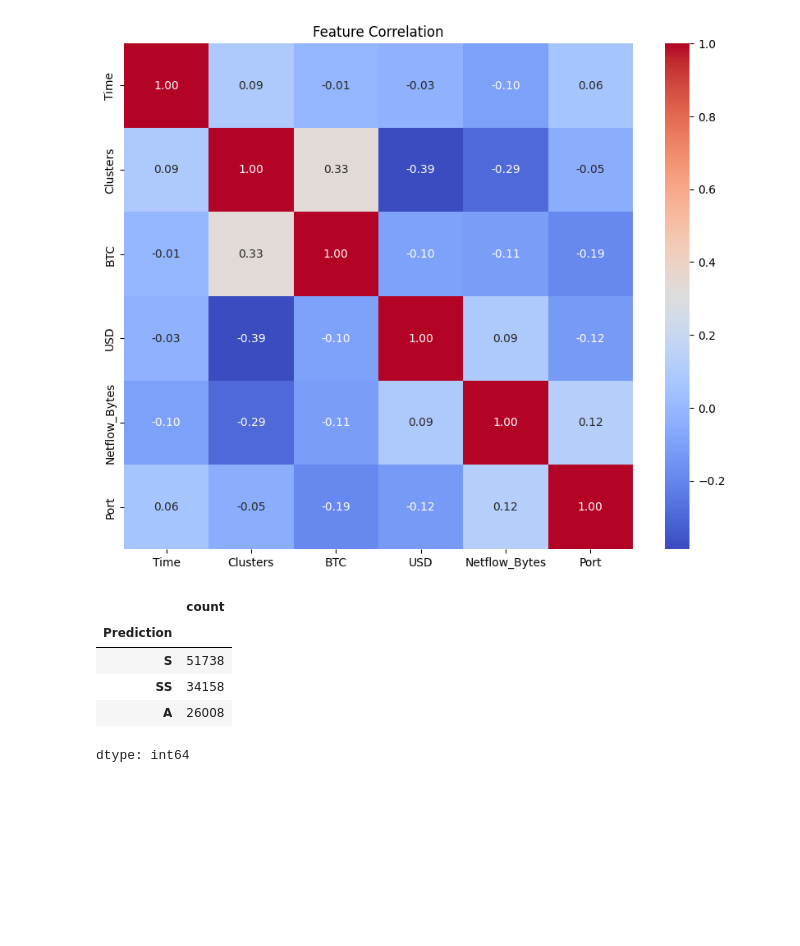
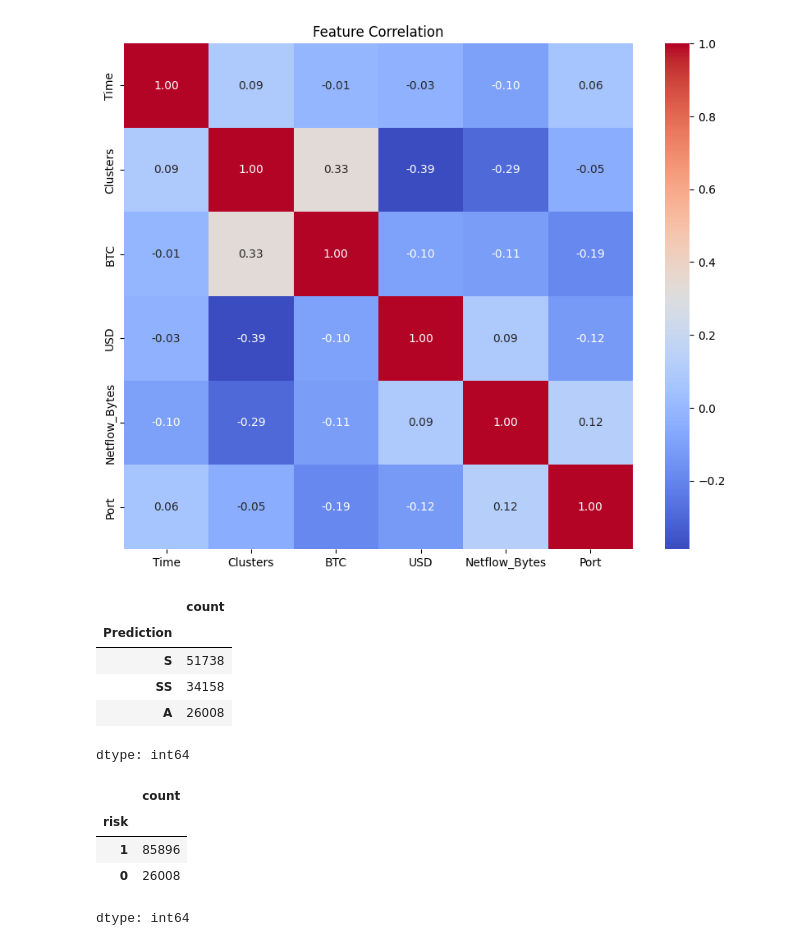
Before and after one commit to kadija-kru/d-tection_ransomware, a Jupyter notebook: notebooks/00_EDA.ipynb, the cells around one changed output. Saved outputs shown, nothing was run; the diff lists cells and outputs as text; code cells hidden in the pictures; blank space fills up the shorter version.

```diff
--- a/notebooks/00_EDA.ipynb
+++ b/notebooks/00_EDA.ipynb
@@ -124,3 +124,12 @@ display(prediction_counts)
 | SS | 34158 |
 | A | 26008 |
 dtype: int64
+# %%
+df["risk"] = df["Prediction"].apply(lambda x: 0 if x == "A" else 1)
+df["risk"].value_counts()
+# %% [output]
+|  | count |
+| risk |  |
+| 1 | 85896 |
+| 0 | 26008 |
+dtype: int64
```
